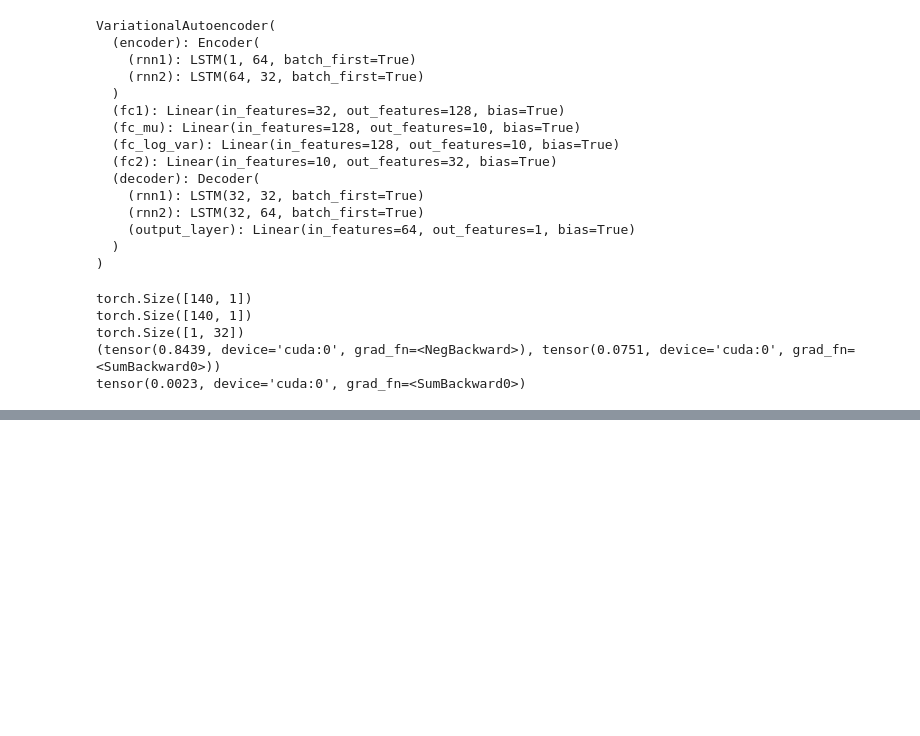
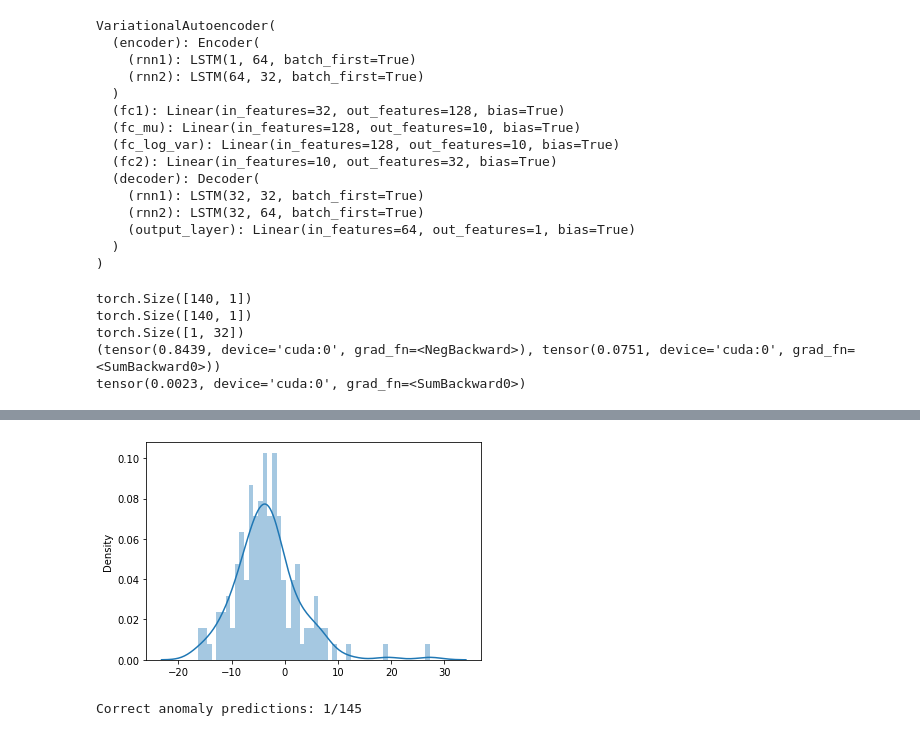
Before and after one commit to georgezefko/Anomaly-Detection-for-Sequential-Data, a Jupyter notebook: VAE.ipynb, the cells around one changed output, grey strips where cells are left out. Drawn from its saved outputs; the diff is of its cells as text; code cells hidden in the pictures; blank space fills up the shorter version.

```diff
--- a/VAE.ipynb
+++ b/VAE.ipynb
@@ -552,0 +559,2 @@ Correct normal predictions: 1/145
+# %%
+anomaly_dataset = test_anomaly_dataset[:len(test_normal_dataset)]
@@ -552,0 +565,10 @@ Correct normal predictions: 1/145
+# %%
+_, pred_elbo_anomaly_losses, pred_kl_anomaly_losses= predict(model, anomaly_dataset)
+sns.distplot(pred_elbo_anomaly_losses, bins=50, kde=True);
+# %% [output]
+[figure, added]
+# %%
+correct = sum(l > THRESHOLD for l in pred_elbo_anomaly_losses)
+print(f'Correct anomaly predictions: {correct}/{len(anomaly_dataset)}')
+# %% [output]
+Correct anomaly predictions: 1/145
```
Also changed, not shown: parts of 12 cells of this notebook.
